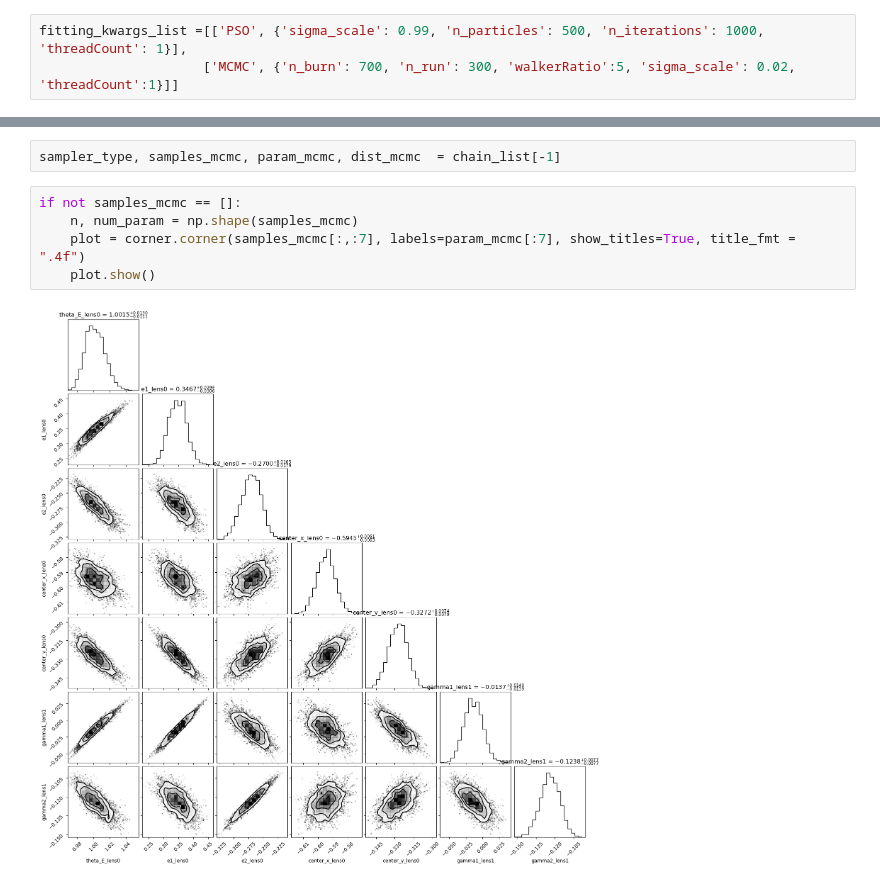
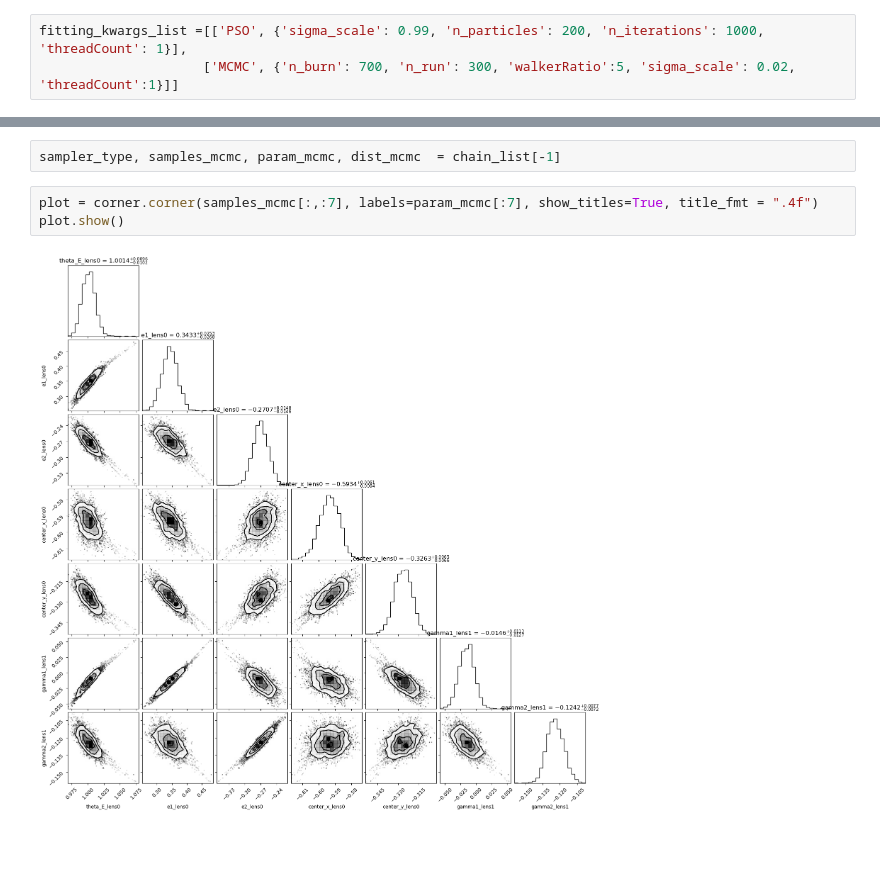
Before and after one commit to nanz6/projects_of_strong_lensing, a Jupyter notebook: lenstronomy_ALMA_likelihood_and_source_recon/code_tutorials/ALMA image parametric fitting.ipynb, the cells around one changed output, grey strips where cells are left out. Saved outputs shown, nothing was run; the diff lists cells and outputs as text; blank space fills up the shorter version.

```diff
--- a/lenstronomy_ALMA_likelihood_and_source_recon/code_tutorials/ALMA image parametric fitting.ipynb
+++ b/lenstronomy_ALMA_likelihood_and_source_recon/code_tutorials/ALMA image parametric fitting.ipynb
@@ -213,7 +213,7 @@ kwargs_params = {'lens_model': lens_params,
 from lenstronomy.Workflow.fitting_sequence import FittingSequence
 fitting_seq = FittingSequence(kwargs_data_joint, kwargs_model, kwargs_constraints, kwargs_likelihood, kwargs_params, mpi=False)
 # %%
-fitting_kwargs_list =[['PSO', {'sigma_scale': 0.99, 'n_particles': 500, 'n_iterations': 1000, 'threadCount': 1}],
+fitting_kwargs_list =[['PSO', {'sigma_scale': 0.99, 'n_particles': 200, 'n_iterations': 1000, 'threadCount': 1}],
                      ['MCMC', {'n_burn': 700, 'n_run': 300, 'walkerRatio':5, 'sigma_scale': 0.02, 'threadCount':1}]]
 # %%
 chain_list = fitting_seq.fit_sequence(fitting_kwargs_list)
@@ -301,10 +301,8 @@ plt.show()
 # %%
 sampler_type, samples_mcmc, param_mcmc, dist_mcmc  = chain_list[-1]
 # %%
-if not samples_mcmc == []:
-    n, num_param = np.shape(samples_mcmc)
-    plot = corner.corner(samples_mcmc[:,:7], labels=param_mcmc[:7], show_titles=True, title_fmt = ".4f")
-    plot.show()
+plot = corner.corner(samples_mcmc[:,:7], labels=param_mcmc[:7], show_titles=True, title_fmt = ".4f")
+plot.show()
 # %% [output]
-[figure, old version]
+[figure, new version]
 # %%
```
Also changed, not shown: parts of 15 cells of this notebook.
